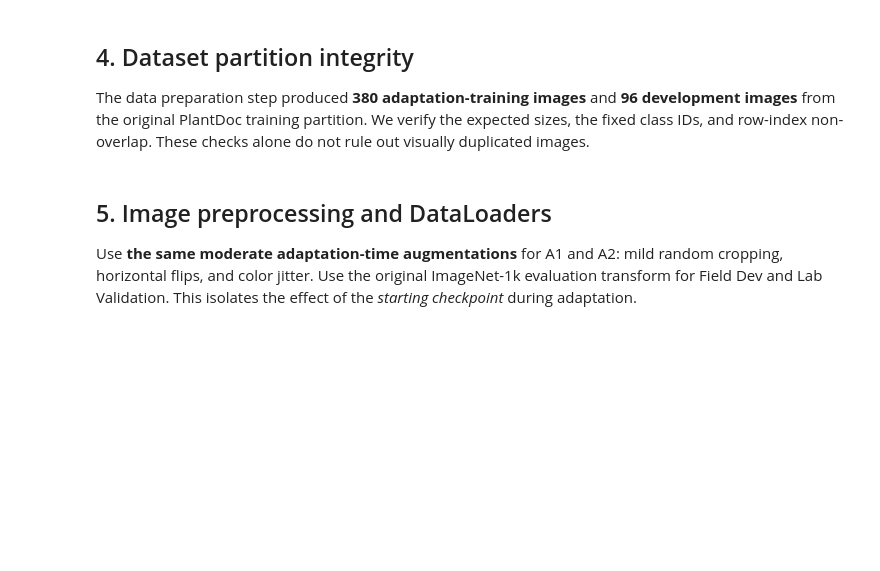
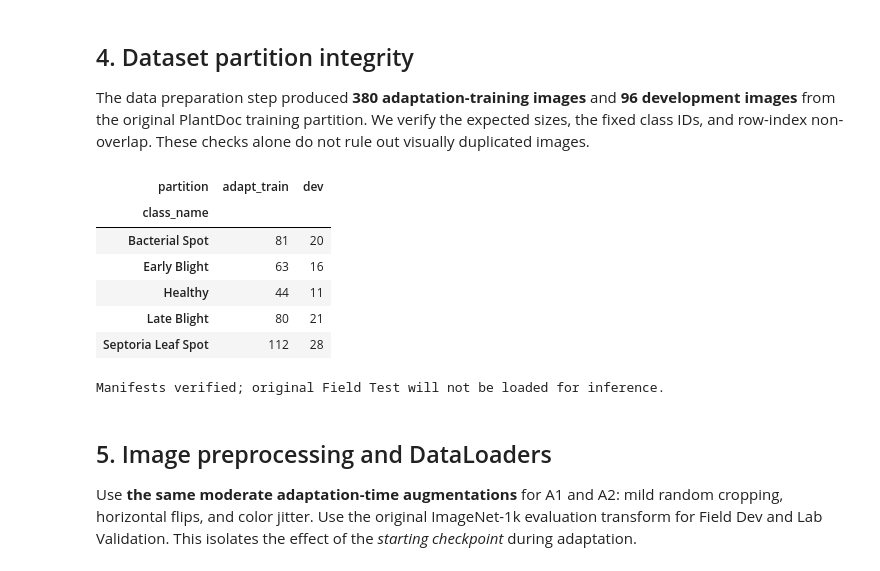
Before and after one commit to thutrang147/plant-disease-diagnosis, a Jupyter notebook: notebooks/06_field_adaptation.ipynb, the cells around one changed output. Drawn from its saved outputs; the diff is of its cells as text; code cells hidden in the pictures; blank space fills up the shorter version.

```diff
--- a/notebooks/06_field_adaptation.ipynb
+++ b/notebooks/06_field_adaptation.ipynb
@@ -129,41 +142,57 @@ for filename in required_files:
         )
 
 manifests = {
     name: pd.read_csv(SPLITS_DIR / f"{name}.csv")
     for name in ("field_adapt_train", "field_dev", "field_test", "lab_val")
 }
 expected_sizes = {"field_adapt_train": 380, "field_dev": 96, "field_test": 47}
 for name, expected in expected_sizes.items():
     frame = manifests[name]
     assert len(frame) == expected, (name, len(frame), expected)
     assert (frame["source"] == "plantdoc").all()
     assert frame["row_id"].is_unique
     assert set(frame["label_id"]) == set(range(5))
     assert (frame["class_name"].map(label_map) == frame["label_id"]).all()
 
 train_ids = set(manifests["field_adapt_train"]["row_id"])
 dev_ids = set(manifests["field_dev"]["row_id"])
 test_ids = set(manifests["field_test"]["row_id"])
 assert train_ids.isdisjoint(dev_ids)
 assert train_ids.isdisjoint(test_ids)
 assert dev_ids.isdisjoint(test_ids)
 
 split_hashes = {
     name: hashlib.sha256((SPLITS_DIR / f"{name}.csv").read_bytes()).hexdigest()
     for name in ("field_adapt_train", "field_dev")
 }
 
-print(pd.crosstab(
-    pd.concat([
+# Combine both partitions into a single DataFrame
+split_df = pd.concat(
+    [
         manifests["field_adapt_train"].assign(partition="adapt_train"),
         manifests["field_dev"].assign(partition="dev"),
-    ])["class_name"],
-    pd.concat([
-        manifests["field_adapt_train"].assign(partition="adapt_train"),
-        manifests["field_dev"].assign(partition="dev"),
-    ])["partition"],
-))
+    ],
+    ignore_index=True
+)
+
+# Display class distribution across partitions
+split_summary = pd.crosstab(
+    split_df["class_name"],
+    split_df["partition"]
+)
+
+display(split_summary)
+
 print("Manifests verified; original Field Test will not be loaded for inference.")
+# %% [output]
+| partition | adapt_train | dev |
+| class_name |  |  |
+| Bacterial Spot | 81 | 20 |
+| Early Blight | 63 | 16 |
+| Healthy | 44 | 11 |
+| Late Blight | 80 | 21 |
+| Septoria Leaf Spot | 112 | 28 |
+Manifests verified; original Field Test will not be loaded for inference.
 # %% [markdown]
 ## 5. Image preprocessing and DataLoaders
 
```
Also changed, not shown: parts of 6 cells of this notebook, 23 other files.
